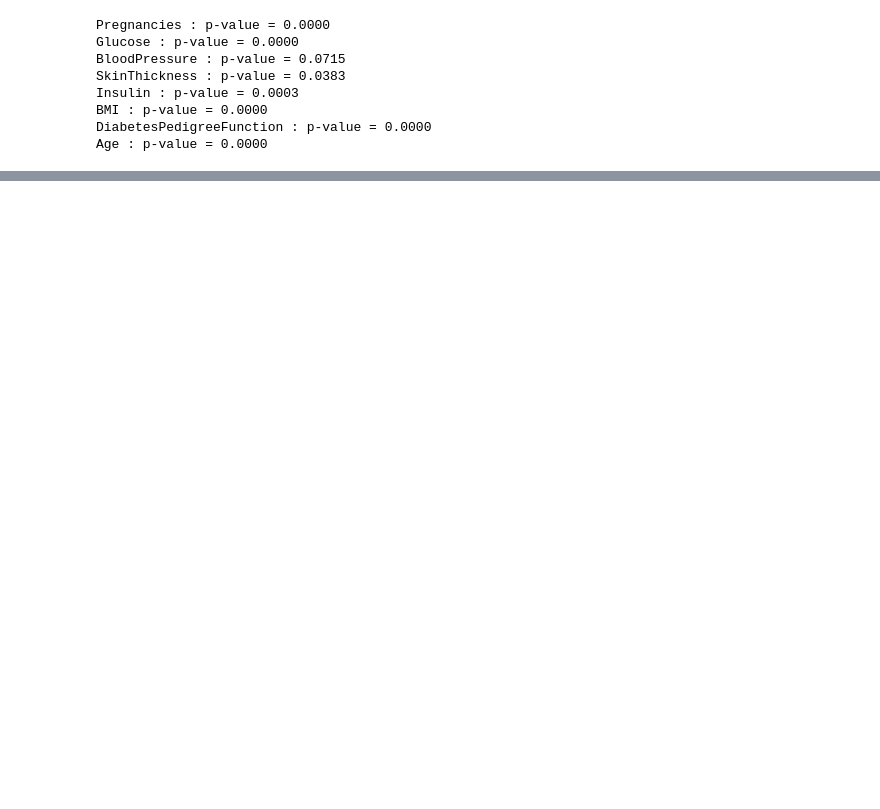
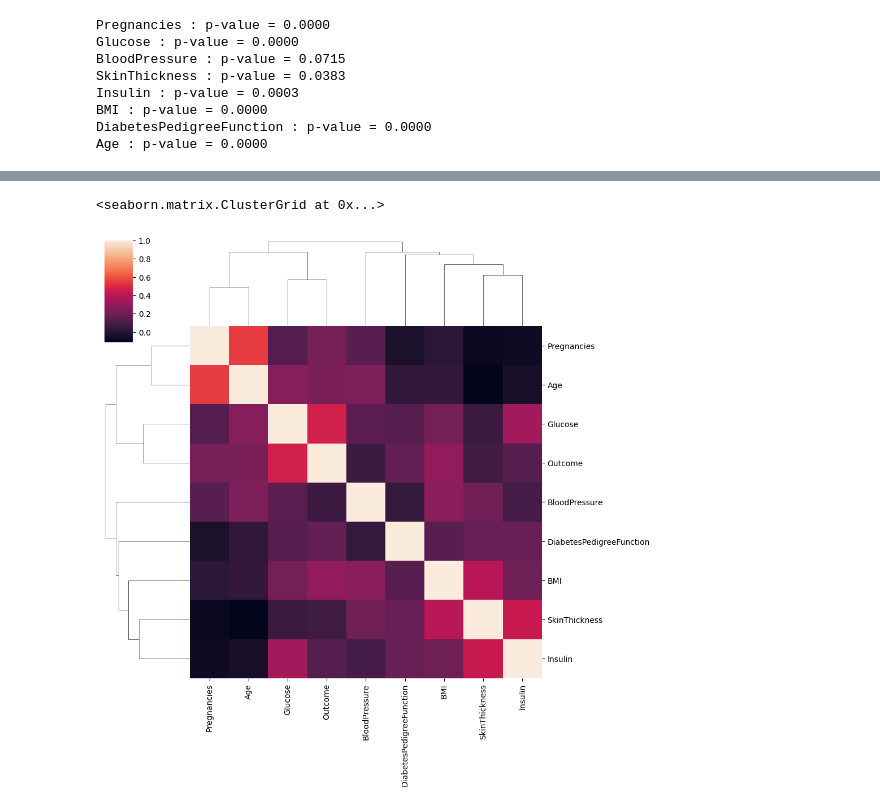
Before and after one commit to touXik/Diab-te-d-tection, a Jupyter notebook: notebooks/2)Exploration de données.ipynb, the cells around one changed output, grey strips where cells are left out. Saved outputs shown, nothing was run; the diff lists cells and outputs as text; code cells hidden in the pictures; blank space fills up the shorter version.

```diff
--- a/notebooks/2)Exploration de données.ipynb
+++ b/notebooks/2)Exploration de données.ipynb
@@ -337,0 +290,5 @@ Age : p-value = 0.0000
+# %%
+sns.clustermap(df.corr())
+# %% [output]
+<seaborn.matrix.ClusterGrid at 0x...>
+[figure, added]
```
Also changed, not shown: parts of 4 cells of this notebook.
